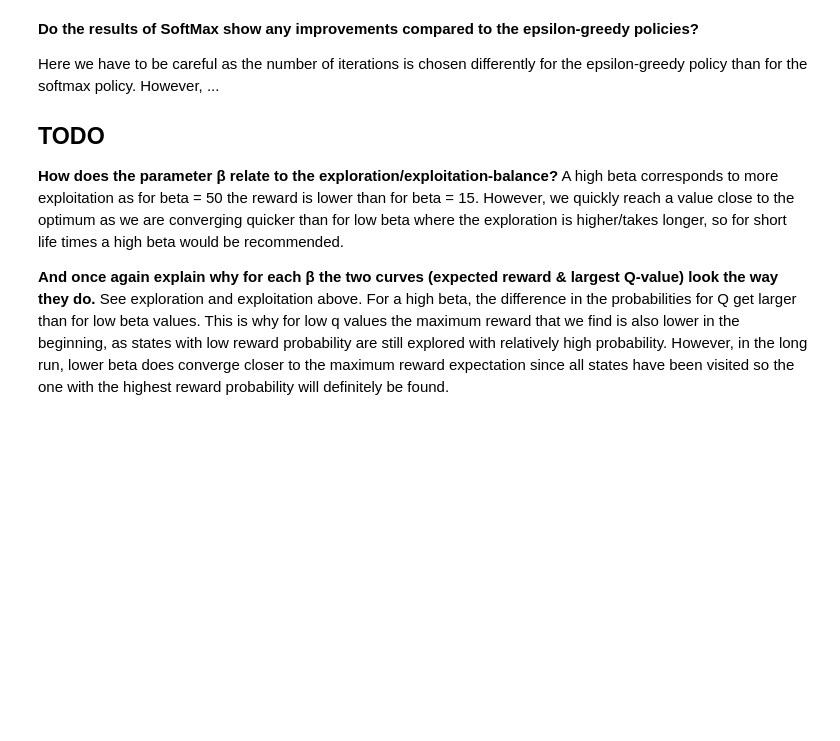
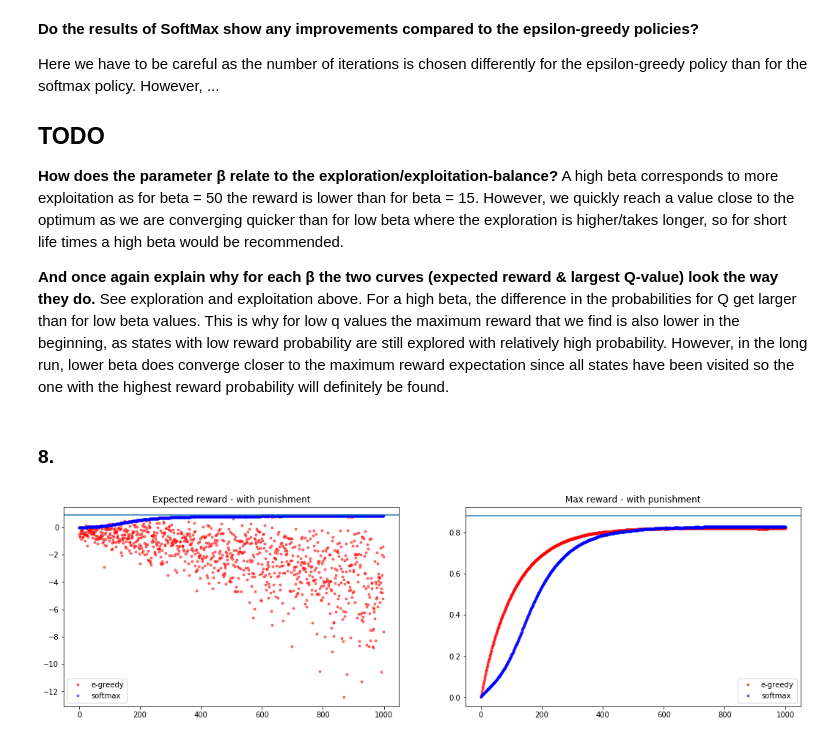
Before and after one commit to DorotheaMueller/mhbf, a Jupyter notebook: ex_8_budding_mueller.ipynb, the cells around one changed output. Saved outputs shown, nothing was run; the diff lists cells and outputs as text; code cells hidden in the pictures; blank space fills up the shorter version.

```diff
--- a/ex_8_budding_mueller.ipynb
+++ b/ex_8_budding_mueller.ipynb
@@ -255,3 +235,5 @@ A high beta corresponds to more exploitation as for beta = 50 the reward is lowe
 
 **And once again explain why for each β the two curves (expected reward & largest Q-value) look the way they do.**
 See exploration and exploitation above. For a high beta, the difference in the probabilities for Q get larger than for low beta values. This is why for low q values the maximum reward that we find is also lower in the beginning, as states with low reward probability are still explored with relatively high probability. However, in the long run, lower beta does converge closer to the maximum reward expectation since all states have been visited so the one with the highest reward probability will definitely be found.
+# %% [markdown]
+### 8.
@@ -257,0 +251,41 @@ See exploration and exploitation above. For a high beta, the difference in the p
+# %%
+eps = 0.1
+beta = 15
+n = 1000
+lifes = 500
+
+expected_reward_eps = np.zeros(n)
+max_reward_eps = np.zeros(n)
+expected_reward_beta = np.zeros(n)
+max_reward_beta = np.zeros(n)
+
+for life in range(lifes):
+    expected_reward_one_life_eps, max_reward_one_life_eps = get_seq(param = eps, n = n, reward_fnc = generate_reward_punish)
+    expected_reward_eps += expected_reward_one_life_eps
+    max_reward_eps += max_reward_one_life_eps
+
+    expected_reward_one_life_beta, max_reward_one_life_beta = get_seq(param = beta, policy_fnc = softmax, n = n, reward_fnc = generate_reward_punish)
+    expected_reward_beta += expected_reward_one_life_beta
+    max_reward_beta += max_reward_one_life_beta
+
+expected_reward_eps/= lifes
+max_reward_eps/= lifes
+expected_reward_beta/= lifes
+max_reward_beta/= lifes
+# %%
+fig, axs = plt.subplots(1, 2, figsize = (18, 5))
+axs[0].plot(expected_reward_eps, 'ro', markersize=3, alpha = 0.5, label = 'e-greedy')
+axs[0].plot(expected_reward_beta, 'bo', markersize=3, alpha = 0.5, label = 'softmax')
+axs[0].set_title("Expected reward - with punishment")
+axs[0].axhline(np.max(reward_prob))
+axs[0].legend()
+
+axs[1].plot(max_reward_eps, 'ro', markersize=3, alpha = 0.5, label = 'e-greedy')
+axs[1].plot(max_reward_beta, 'bo', markersize=3, alpha = 0.5, label = 'softmax')
+axs[1].set_title("Max reward - with punishment")
+axs[1].axhline(np.max(reward_prob))
+axs[1].legend()
+
+plt.show()
+# %% [output]
+[figure, added]
```
Also changed, not shown: parts of 13 cells of this notebook.
